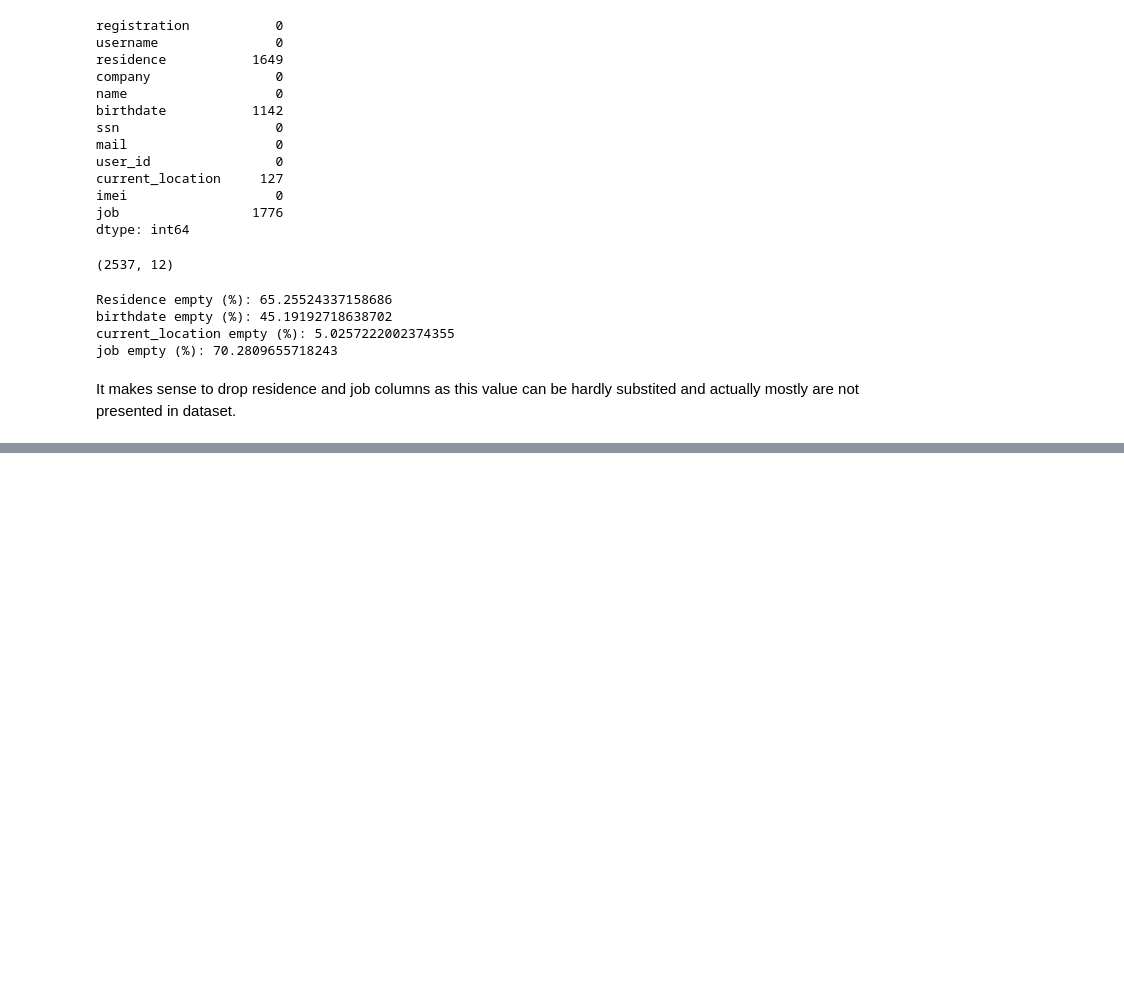
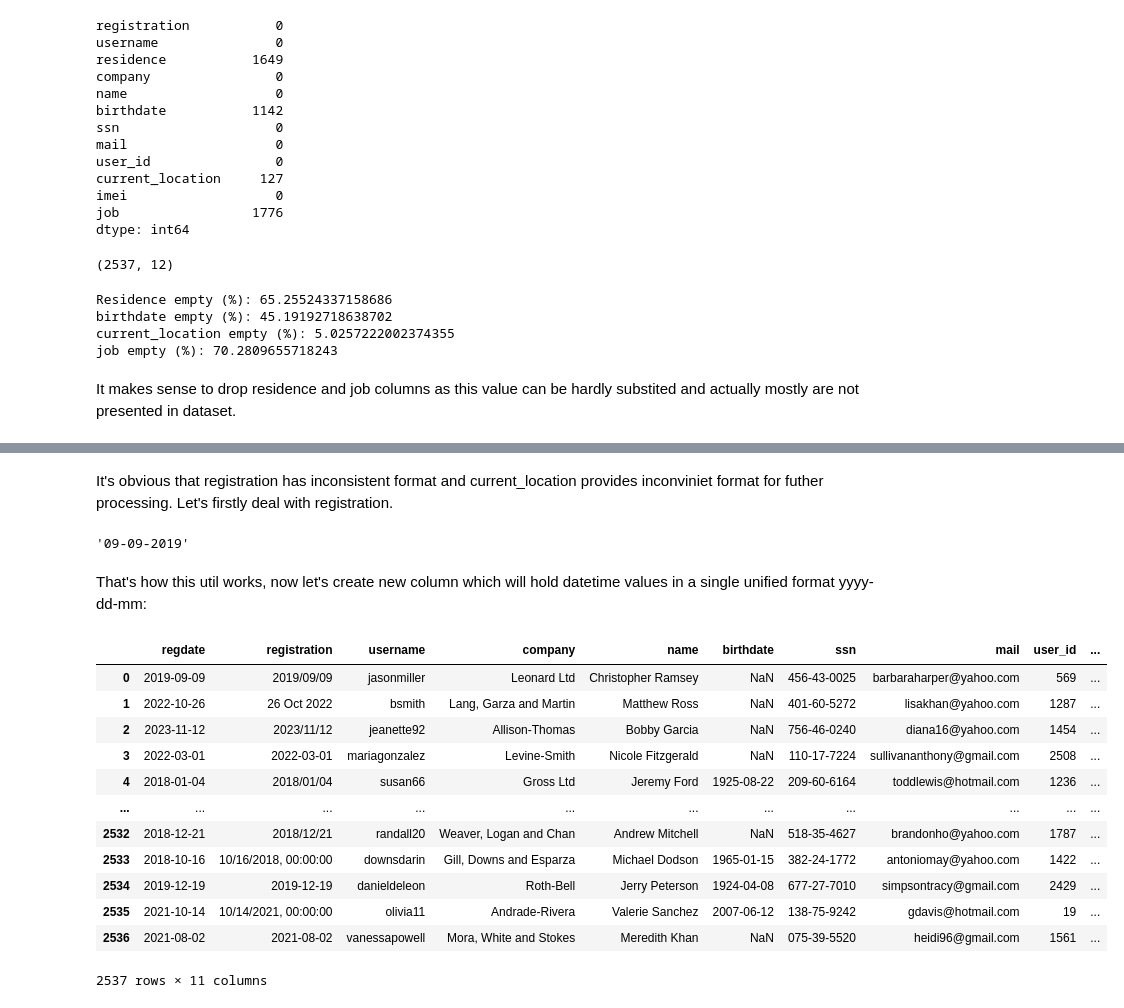
Before and after one commit to Yessirskiy/IAU-Project, a Jupyter notebook: project.ipynb, the cells around one changed output, grey strips where cells are left out. Drawn from its saved outputs; the diff is of its cells as text; code cells hidden in the pictures; blank space fills up the shorter version.

```diff
--- a/project.ipynb
+++ b/project.ipynb
@@ -433,0 +462,2 @@ It makes sense to drop residence and job columns as this value can be hardly sub
+# %% [markdown]
+It's obvious that registration has inconsistent format and current_location provides inconviniet format for futher processing. Let's firstly deal with registration.
@@ -433,0 +466,24 @@ It makes sense to drop residence and job columns as this value can be hardly sub
+# %%
+parse(profiles_cleandf.iloc[0, 0], fuzzy=True)
+# %% [output]
+'09-09-2019'
+# %% [markdown]
+That's how this util works, now let's create new column which will hold datetime values in a single unified format yyyy-dd-mm:
+# %%
+profiles_cleandf.insert(0, "regdate", profiles_cleandf["registration"].apply(parse, fuzzy=True))
+profiles_cleandf.drop("registration", axis=1)
+profiles_cleandf
+# %% [output]
+|  | regdate | registration | username | company | name | birthdate | ssn | mail | user_id | ... |
+| 0 | 2019-09-09 | 2019/09/09 | jasonmiller | Leonard Ltd | Christopher Ramsey | NaN | 456-43-0025 | barbaraharper@yahoo.com | 569 | ... |
+| 1 | 2022-10-26 | 26 Oct 2022 | bsmith | Lang, Garza and Martin | Matthew Ross | NaN | 401-60-5272 | lisakhan@yahoo.com | 1287 | ... |
+| 2 | 2023-11-12 | 2023/11/12 | jeanette92 | Allison-Thomas | Bobby Garcia | NaN | 756-46-0240 | diana16@yahoo.com | 1454 | ... |
+| 3 | 2022-03-01 | 2022-03-01 | mariagonzalez | Levine-Smith | Nicole Fitzgerald | NaN | 110-17-7224 | sullivananthony@gmail.com | 2508 | ... |
+| 4 | 2018-01-04 | 2018/01/04 | susan66 | Gross Ltd | Jeremy Ford | 1925-08-22 | 209-60-6164 | toddlewis@hotmail.com | 1236 | ... |
+| ... | ... | ... | ... | ... | ... | ... | ... | ... | ... | ... |
+| 2532 | 2018-12-21 | 2018/12/21 | randall20 | Weaver, Logan and Chan | Andrew Mitchell | NaN | 518-35-4627 | brandonho@yahoo.com | 1787 | ... |
+| 2533 | 2018-10-16 | 10/16/2018, 00:00:00 | downsdarin | Gill, Downs and Esparza | Michael Dodson | 1965-01-15 | 382-24-1772 | antoniomay@yahoo.com | 1422 | ... |
+| 2534 | 2019-12-19 | 2019-12-19 | danieldeleon | Roth-Bell | Jerry Peterson | 1924-04-08 | 677-27-7010 | simpsontracy@gmail.com | 2429 | ... |
+| 2535 | 2021-10-14 | 10/14/2021, 00:00:00 | olivia11 | Andrade-Rivera | Valerie Sanchez | 2007-06-12 | 138-75-9242 | gdavis@hotmail.com | 19 | ... |
+| 2536 | 2021-08-02 | 2021-08-02 | vanessapowell | Mora, White and Stokes | Meredith Khan | NaN | 075-39-5520 | heidi96@gmail.com | 1561 | ... |
+2537 rows × 11 columns
```
Also changed, not shown: parts of 4 cells of this notebook.
